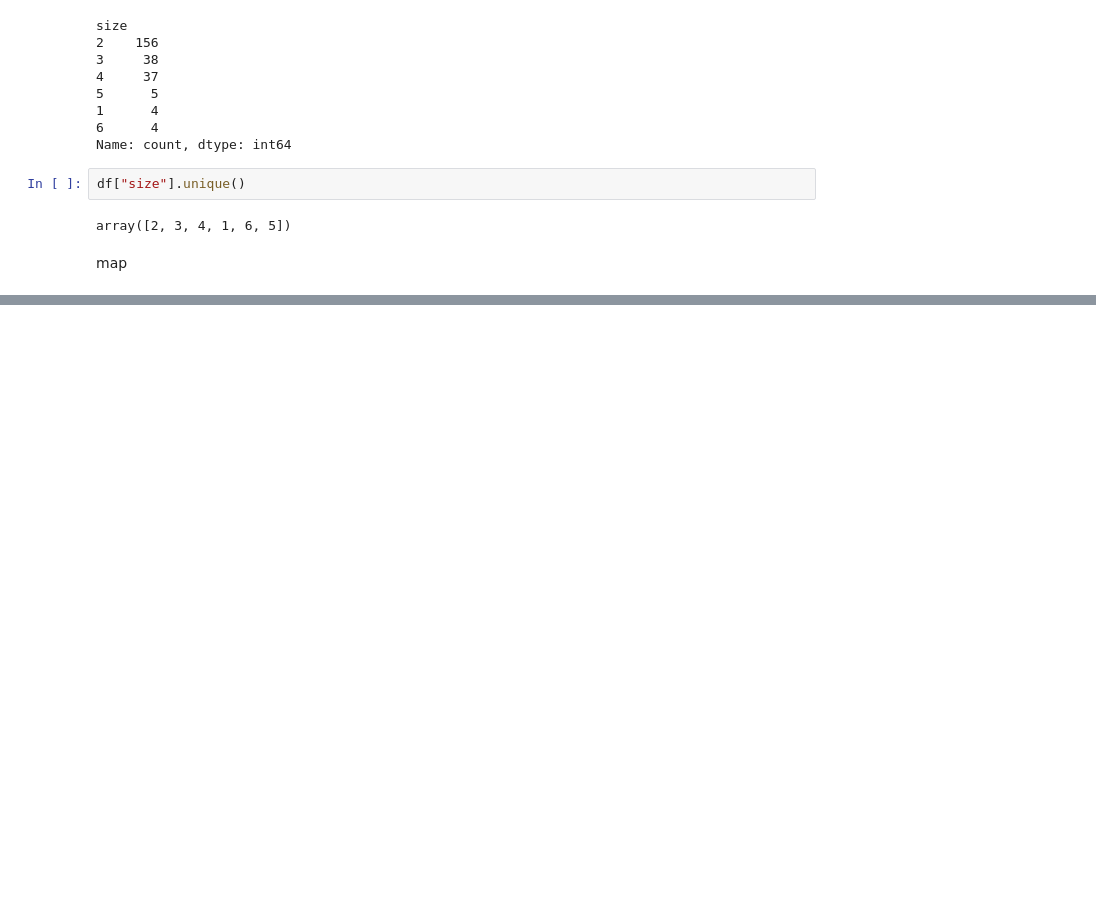
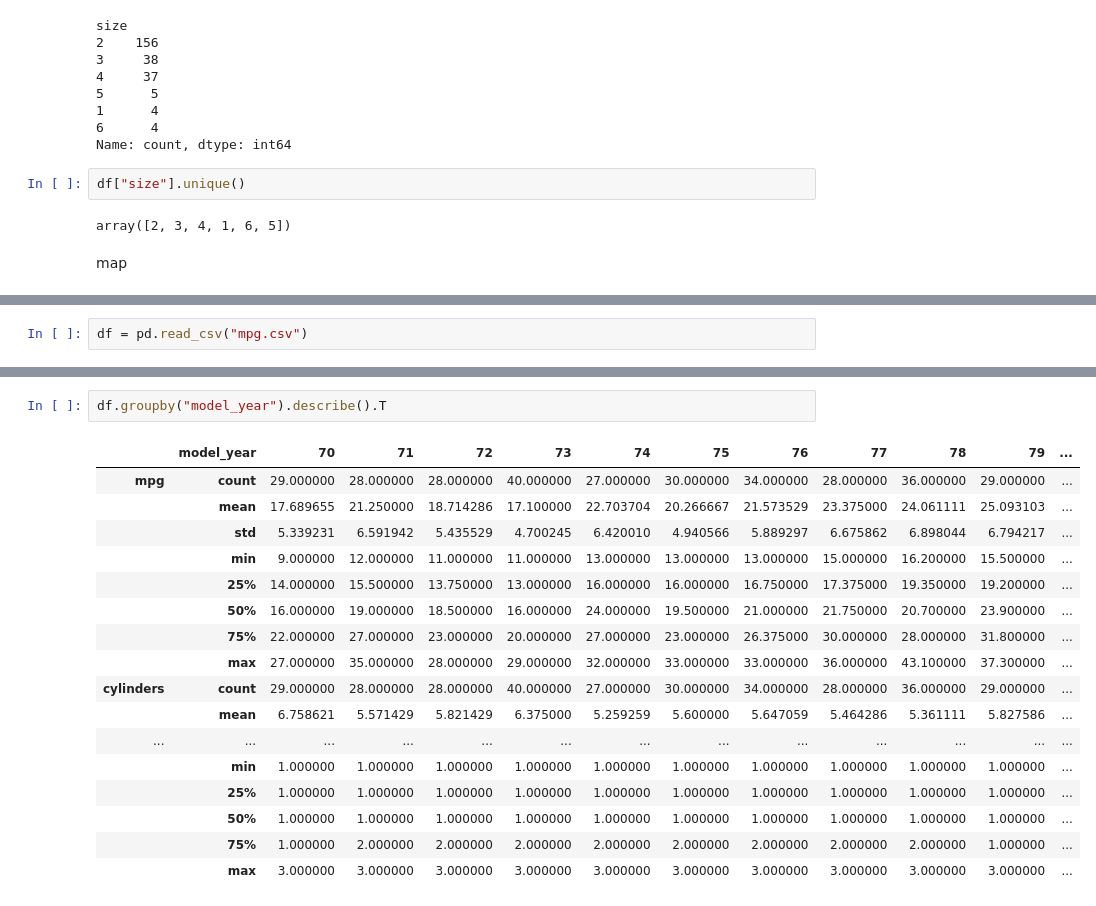
Before and after one commit to YEN-ZT/python_analysis, a Jupyter notebook: ai2_20251025/ch3/ch3.ipynb, the cells around one changed output, grey strips where cells are left out. Cells and saved outputs as stored; diff of their text form; blank space fills up the shorter version.

```diff
--- a/ai2_20251025/ch3/ch3.ipynb
+++ b/ai2_20251025/ch3/ch3.ipynb
@@ -179,0 +472,2 @@ map
+# %%
+df = pd.read_csv("mpg.csv")
@@ -179,0 +608,20 @@ map
+# %%
+df.groupby("model_year").describe().T
+# %% [output]
+|  | model_year | 70 | 71 | 72 | 73 | 74 | 75 | 76 | 77 | 78 | 79 | ... |
+| mpg | count | 29.000000 | 28.000000 | 28.000000 | 40.000000 | 27.000000 | 30.000000 | 34.000000 | 28.000000 | 36.000000 | 29.000000 | ... |
+|  | mean | 17.689655 | 21.250000 | 18.714286 | 17.100000 | 22.703704 | 20.266667 | 21.573529 | 23.375000 | 24.061111 | 25.093103 | ... |
+|  | std | 5.339231 | 6.591942 | 5.435529 | 4.700245 | 6.420010 | 4.940566 | 5.889297 | 6.675862 | 6.898044 | 6.794217 | ... |
+|  | min | 9.000000 | 12.000000 | 11.000000 | 11.000000 | 13.000000 | 13.000000 | 13.000000 | 15.000000 | 16.200000 | 15.500000 | ... |
+|  | 25% | 14.000000 | 15.500000 | 13.750000 | 13.000000 | 16.000000 | 16.000000 | 16.750000 | 17.375000 | 19.350000 | 19.200000 | ... |
+|  | 50% | 16.000000 | 19.000000 | 18.500000 | 16.000000 | 24.000000 | 19.500000 | 21.000000 | 21.750000 | 20.700000 | 23.900000 | ... |
+|  | 75% | 22.000000 | 27.000000 | 23.000000 | 20.000000 | 27.000000 | 23.000000 | 26.375000 | 30.000000 | 28.000000 | 31.800000 | ... |
+|  | max | 27.000000 | 35.000000 | 28.000000 | 29.000000 | 32.000000 | 33.000000 | 33.000000 | 36.000000 | 43.100000 | 37.300000 | ... |
+| cylinders | count | 29.000000 | 28.000000 | 28.000000 | 40.000000 | 27.000000 | 30.000000 | 34.000000 | 28.000000 | 36.000000 | 29.000000 | ... |
+|  | mean | 6.758621 | 5.571429 | 5.821429 | 6.375000 | 5.259259 | 5.600000 | 5.647059 | 5.464286 | 5.361111 | 5.827586 | ... |
+| ... | ... | ... | ... | ... | ... | ... | ... | ... | ... | ... | ... | ... |
+|  | min | 1.000000 | 1.000000 | 1.000000 | 1.000000 | 1.000000 | 1.000000 | 1.000000 | 1.000000 | 1.000000 | 1.000000 | ... |
+|  | 25% | 1.000000 | 1.000000 | 1.000000 | 1.000000 | 1.000000 | 1.000000 | 1.000000 | 1.000000 | 1.000000 | 1.000000 | ... |
+|  | 50% | 1.000000 | 1.000000 | 1.000000 | 1.000000 | 1.000000 | 1.000000 | 1.000000 | 1.000000 | 1.000000 | 1.000000 | ... |
+|  | 75% | 1.000000 | 2.000000 | 2.000000 | 2.000000 | 2.000000 | 2.000000 | 2.000000 | 2.000000 | 2.000000 | 1.000000 | ... |
+|  | max | 3.000000 | 3.000000 | 3.000000 | 3.000000 | 3.000000 | 3.000000 | 3.000000 | 3.000000 | 3.000000 | 3.000000 | ... |
```
Also changed, not shown: parts of 51 cells of this notebook.
